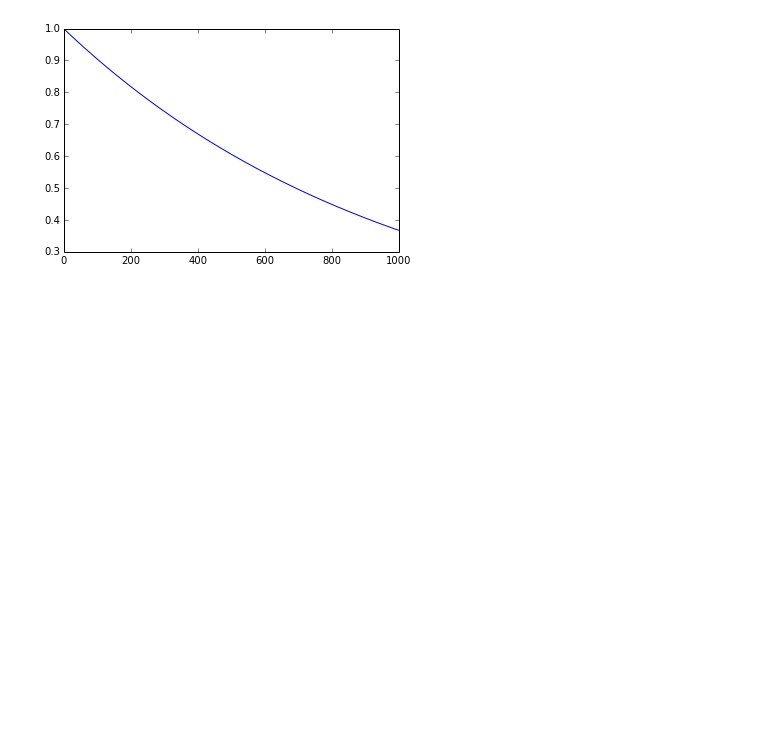
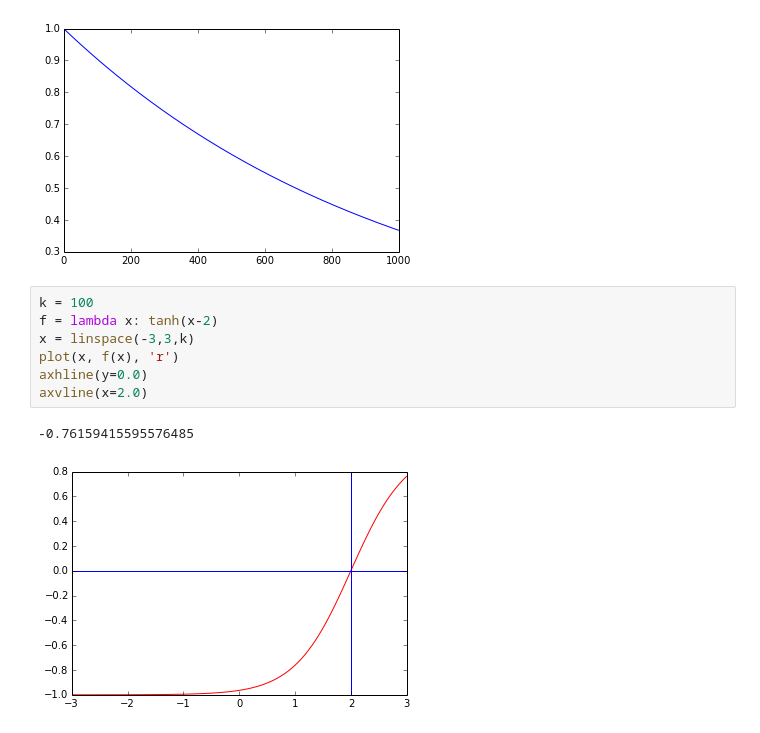
Before and after one commit to hoarf/el_farol_multibar, a Jupyter notebook: problem-exploration.ipynb, the cells around one changed output. Cells and saved outputs as stored; diff of their text form; blank space fills up the shorter version.

```diff
--- a/problem-exploration.ipynb
+++ b/problem-exploration.ipynb
@@ -107,3 +107,13 @@ plot(x, [g() for _ in x])
 4.995
 [<matplotlib.lines.Line2D at 0x...>]
 [figure]
+# %%
+k = 100
+f = lambda x: tanh(x-2)
+x = linspace(-3,3,k)
+plot(x, f(x), 'r')
+axhline(y=0.0)
+axvline(x=2.0)
+# %% [output]
+-0.76159415595576485
+[figure, added]
```
Also changed, not shown: parts of 5 cells of this notebook, 6 other files.
